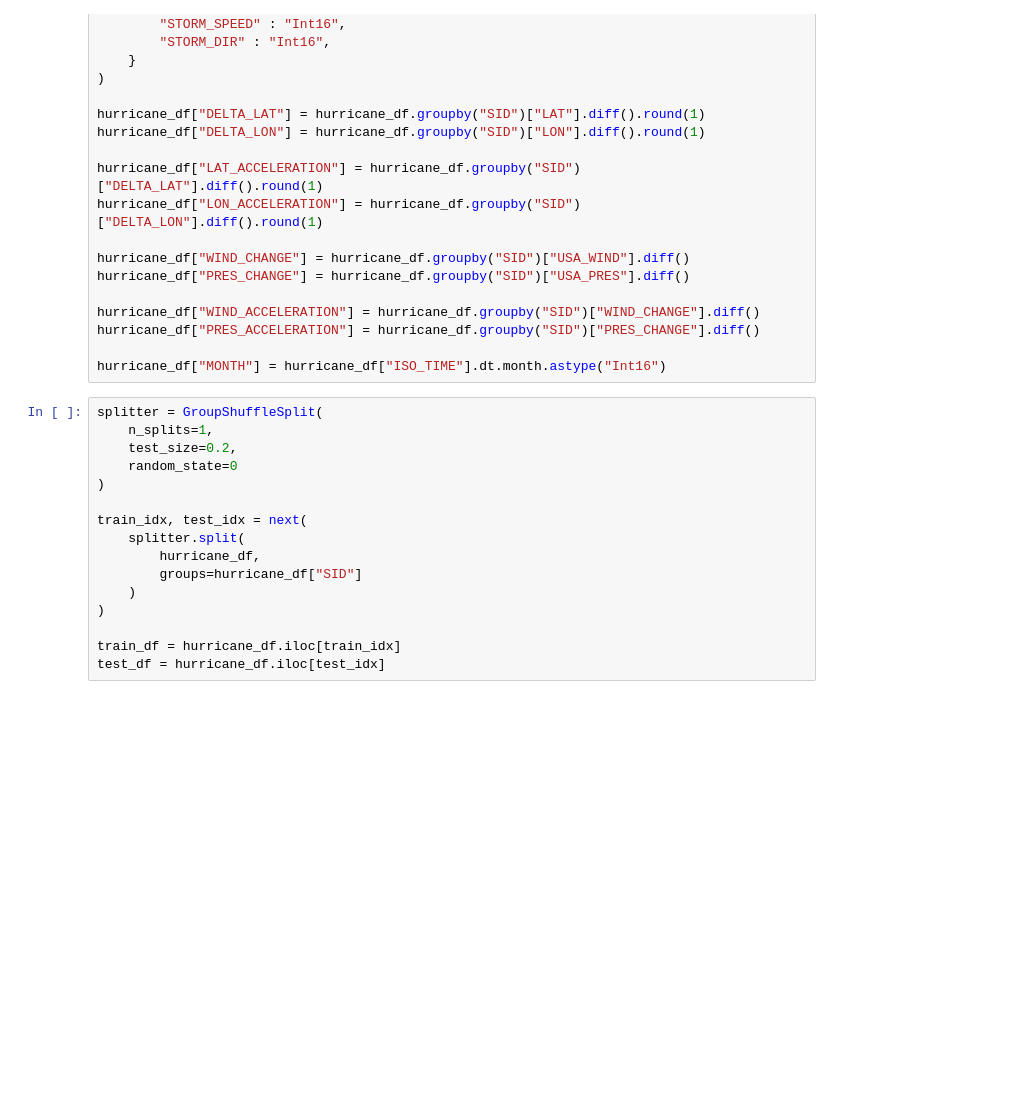
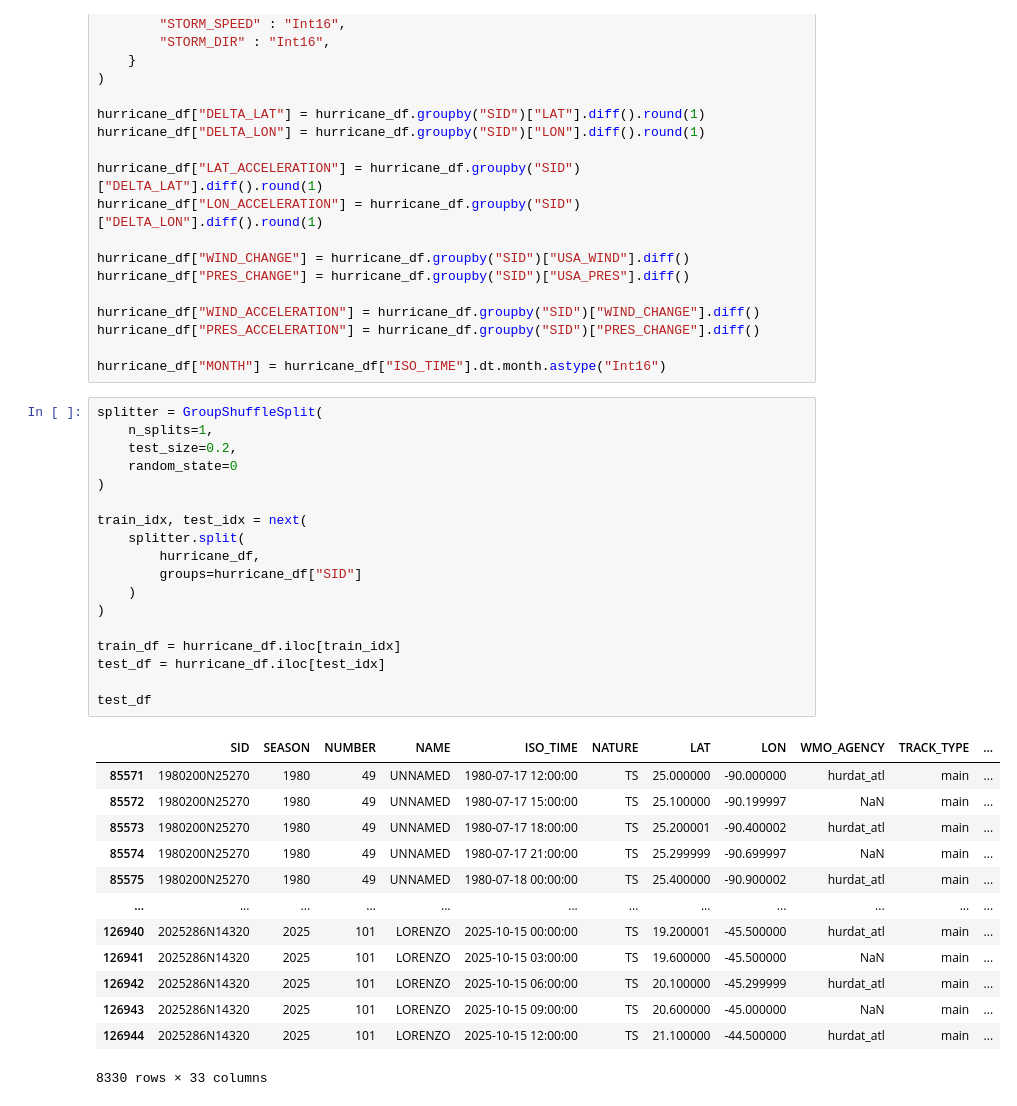
Before and after one commit to tomneisel/hurricane-trajectory, a Jupyter notebook: notebooks/trajectory_prediction.ipynb, the cells around one changed output. Saved outputs shown, nothing was run; the diff lists cells and outputs as text; blank space fills up the shorter version.

```diff
--- a/notebooks/trajectory_prediction.ipynb
+++ b/notebooks/trajectory_prediction.ipynb
@@ -59,19 +59,35 @@ hurricane_df["MONTH"] = hurricane_df["ISO_TIME"].dt.month.astype("Int16")
 # %%
 splitter = GroupShuffleSplit(
     n_splits=1,
     test_size=0.2,
     random_state=0
 )
 
 train_idx, test_idx = next(
     splitter.split(
         hurricane_df,
         groups=hurricane_df["SID"]
     )
 )
 
 train_df = hurricane_df.iloc[train_idx]
 test_df = hurricane_df.iloc[test_idx]
+
+test_df
+# %% [output]
+|  | SID | SEASON | NUMBER | NAME | ISO_TIME | NATURE | LAT | LON | WMO_AGENCY | TRACK_TYPE | ... |
+| 85571 | 1980200N25270 | 1980 | 49 | UNNAMED | 1980-07-17 12:00:00 | TS | 25.000000 | -90.000000 | hurdat_atl | main | ... |
+| 85572 | 1980200N25270 | 1980 | 49 | UNNAMED | 1980-07-17 15:00:00 | TS | 25.100000 | -90.199997 | NaN | main | ... |
+| 85573 | 1980200N25270 | 1980 | 49 | UNNAMED | 1980-07-17 18:00:00 | TS | 25.200001 | -90.400002 | hurdat_atl | main | ... |
+| 85574 | 1980200N25270 | 1980 | 49 | UNNAMED | 1980-07-17 21:00:00 | TS | 25.299999 | -90.699997 | NaN | main | ... |
+| 85575 | 1980200N25270 | 1980 | 49 | UNNAMED | 1980-07-18 00:00:00 | TS | 25.400000 | -90.900002 | hurdat_atl | main | ... |
+| ... | ... | ... | ... | ... | ... | ... | ... | ... | ... | ... | ... |
+| 126940 | 2025286N14320 | 2025 | 101 | LORENZO | 2025-10-15 00:00:00 | TS | 19.200001 | -45.500000 | hurdat_atl | main | ... |
+| 126941 | 2025286N14320 | 2025 | 101 | LORENZO | 2025-10-15 03:00:00 | TS | 19.600000 | -45.500000 | NaN | main | ... |
+| 126942 | 2025286N14320 | 2025 | 101 | LORENZO | 2025-10-15 06:00:00 | TS | 20.100000 | -45.299999 | hurdat_atl | main | ... |
+| 126943 | 2025286N14320 | 2025 | 101 | LORENZO | 2025-10-15 09:00:00 | TS | 20.600000 | -45.000000 | NaN | main | ... |
+| 126944 | 2025286N14320 | 2025 | 101 | LORENZO | 2025-10-15 12:00:00 | TS | 21.100000 | -44.500000 | hurdat_atl | main | ... |
+8330 rows × 33 columns
 # %%
 def predict_storm_linear(df_initial: pd.DataFrame, n_predictions: int):
 
```
Also changed, not shown: parts of 1 cell of this notebook, 2 other files.
